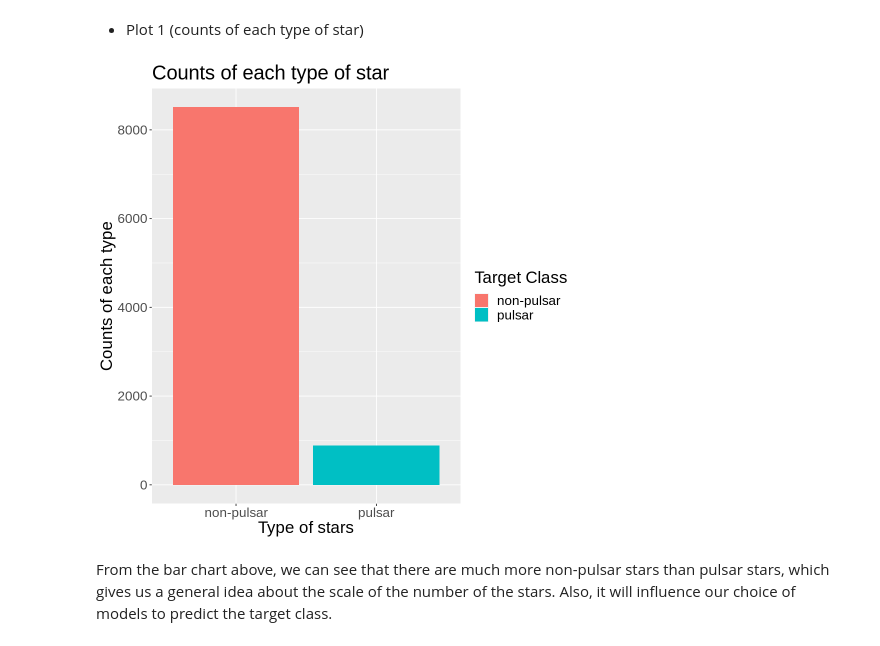
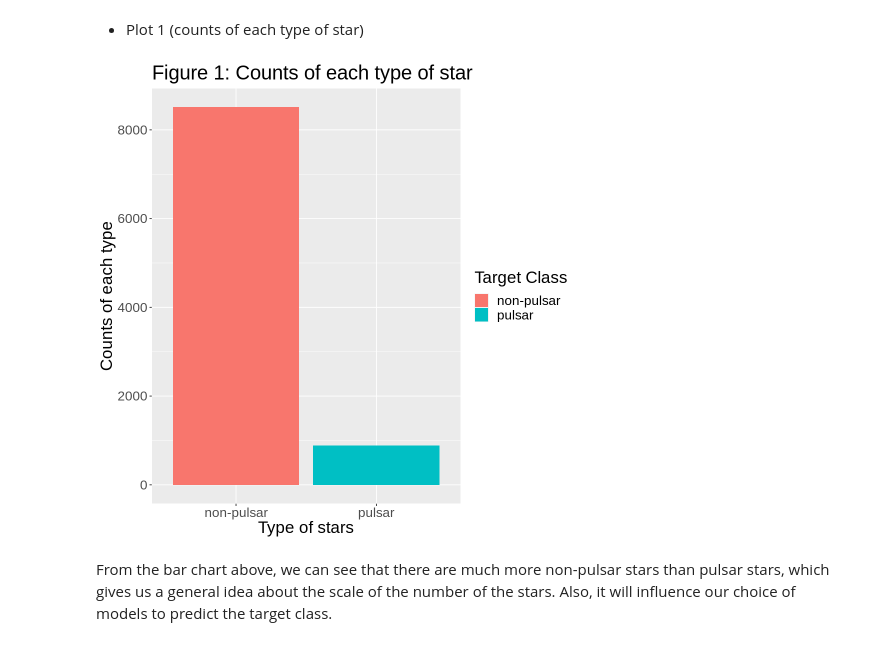
Before and after one commit to ScottCY/Group-_Project, a Jupyter notebook: Project_new.ipynb, the cells around one changed output. Cells and saved outputs as stored; diff of their text form; code cells hidden in the pictures.

```diff
--- a/Project_new.ipynb
+++ b/Project_new.ipynb
@@ -200,15 +229,15 @@ A tibble: 2 × 3
 # %%
 #The chart below visualizes the table above, about the number of pulsar and non-pulsar star.
 
 options(repr.plot.width = 8, repr.plot.height = 8)
 Class_counts_chart <- ggplot(class_table, aes(x = type, y = count, fill = type))+
 geom_bar(stat = "identity")+
-ggtitle("Counts of each type of star")+
+ggtitle("Figure 1: Counts of each type of star")+
 labs(x = "Type of stars", y = "Counts of each type", fill = "Target Class")+
 theme(text = element_text(size = 20))
 Class_counts_chart
 # %% [output]
-[figure, old version]
+[figure, new version]
 # %% [markdown]
 From the bar chart above, we can see that there are much more non-pulsar stars than pulsar stars, which gives us a general idea about the scale of the number of the stars. Also, it will influence our choice of models to predict the target class.
 # %% [markdown]
```
Also changed, not shown: parts of 8 cells of this notebook.
